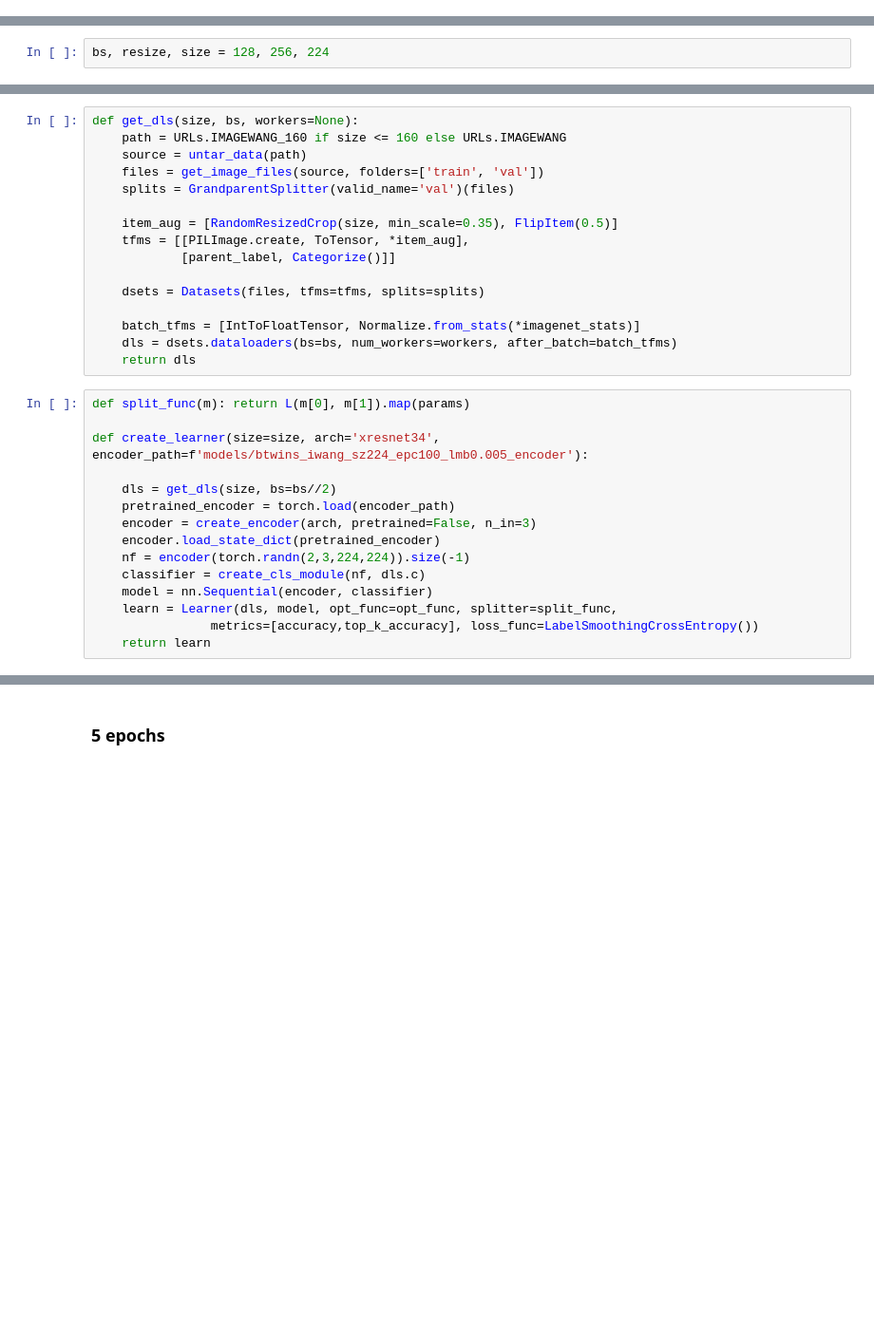
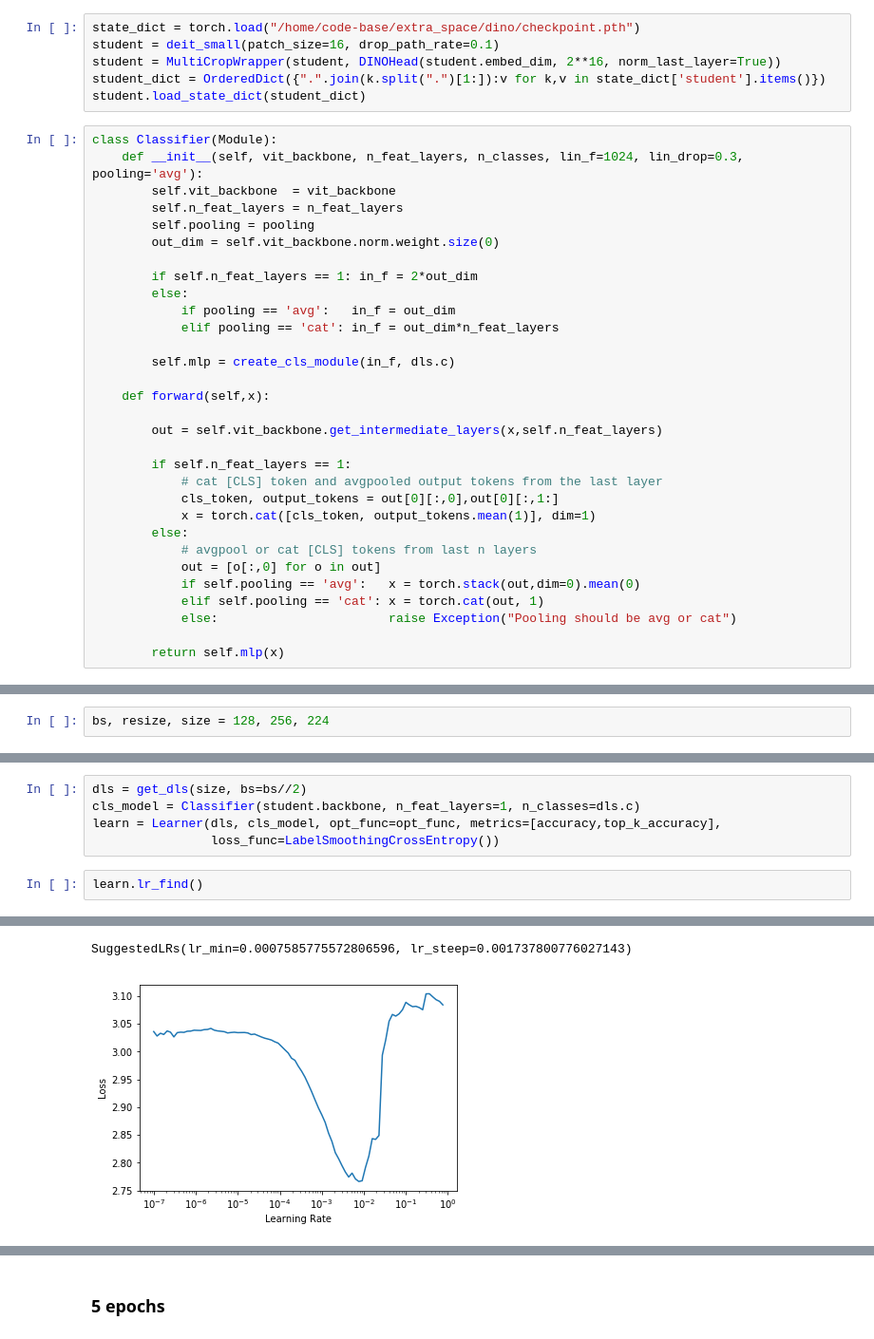
Before and after one commit to KeremTurgutlu/self_supervised, a Jupyter notebook: examples/vision/06 - training_dino_iwang.ipynb, the cells around one changed output, grey strips where cells are left out. Shown at 95% size. Cells and saved outputs as stored; diff of their text form; blank space fills up the shorter version.

```diff
--- a/examples/vision/06 - training_dino_iwang.ipynb
+++ b/examples/vision/06 - training_dino_iwang.ipynb
@@ -161,0 +214,37 @@ learn.opt_func
+# %%
+state_dict = torch.load("/home/code-base/extra_space/dino/checkpoint.pth")
+student = deit_small(patch_size=16, drop_path_rate=0.1)
+student = MultiCropWrapper(student, DINOHead(student.embed_dim, 2**16, norm_last_layer=True))
+student_dict = OrderedDict({".".join(k.split(".")[1:]):v for k,v in state_dict['student'].items()})
+student.load_state_dict(student_dict)
+# %%
+class Classifier(Module):
+    def __init__(self, vit_backbone, n_feat_layers, n_classes, lin_f=1024, lin_drop=0.3, pooling='avg'):
+        self.vit_backbone  = vit_backbone
+        self.n_feat_layers = n_feat_layers
+        self.pooling = pooling
+        out_dim = self.vit_backbone.norm.weight.size(0)
+
+        if self.n_feat_layers == 1: in_f = 2*out_dim
+        else:
+            if pooling == 'avg':   in_f = out_dim
+            elif pooling == 'cat': in_f = out_dim*n_feat_layers
+
+        self.mlp = create_cls_module(in_f, dls.c)
+
+    def forward(self,x):
+
+        out = self.vit_backbone.get_intermediate_layers(x,self.n_feat_layers)
+
+        if self.n_feat_layers == 1:
+            # cat [CLS] token and avgpooled output tokens from the last layer
+            cls_token, output_tokens = out[0][:,0],out[0][:,1:]
+            x = torch.cat([cls_token, output_tokens.mean(1)], dim=1)
+        else:
+            # avgpool or cat [CLS] tokens from last n layers
+            out = [o[:,0] for o in out]
+            if self.pooling == 'avg':   x = torch.stack(out,dim=0).mean(0)
+            elif self.pooling == 'cat': x = torch.cat(out, 1)
+            else:                       raise Exception("Pooling should be avg or cat")
+
+        return self.mlp(x)
@@ -171,31 +272,8 @@ bs, size
-# %%
-def get_dls(size, bs, workers=None):
-    path = URLs.IMAGEWANG_160 if size <= 160 else URLs.IMAGEWANG
-    source = untar_data(path)
-    files = get_image_files(source, folders=['train', 'val'])
-    splits = GrandparentSplitter(valid_name='val')(files)
-
-    item_aug = [RandomResizedCrop(size, min_scale=0.35), FlipItem(0.5)]
-    tfms = [[PILImage.create, ToTensor, *item_aug],
-            [parent_label, Categorize()]]
-
-    dsets = Datasets(files, tfms=tfms, splits=splits)
-
-    batch_tfms = [IntToFloatTensor, Normalize.from_stats(*imagenet_stats)]
-    dls = dsets.dataloaders(bs=bs, num_workers=workers, after_batch=batch_tfms)
-    return dls
-# %%
-def split_func(m): return L(m[0], m[1]).map(params)
-
-def create_learner(size=size, arch='xresnet34', encoder_path=f'models/btwins_iwang_sz224_epc100_lmb0.005_encoder'):
-
-    dls = get_dls(size, bs=bs//2)
-    pretrained_encoder = torch.load(encoder_path)
-    encoder = create_encoder(arch, pretrained=False, n_in=3)
-    encoder.load_state_dict(pretrained_encoder)
-    nf = encoder(torch.randn(2,3,224,224)).size(-1)
-    classifier = create_cls_module(nf, dls.c)
-    model = nn.Sequential(encoder, classifier)
-    learn = Learner(dls, model, opt_func=opt_func, splitter=split_func,
-                metrics=[accuracy,top_k_accuracy], loss_func=LabelSmoothingCrossEntropy())
-    return learn
+# %%
+dls = get_dls(size, bs=bs//2)
+cls_model = Classifier(student.backbone, n_feat_layers=1, n_classes=dls.c)
+learn = Learner(dls, cls_model, opt_func=opt_func, metrics=[accuracy,top_k_accuracy],
+                loss_func=LabelSmoothingCrossEntropy())
+# %%
+learn.lr_find()
+# %% [output]
@@ -202 +281,3 @@ def create_learner(size=size, arch='xresnet34', encoder_path=f'models/btwins_iwa
+SuggestedLRs(lr_min=0.0007585775572806596, lr_steep=0.001737800776027143)
+[figure, added]
 # %%
```
Also changed, not shown: parts of 22 cells of this notebook.
